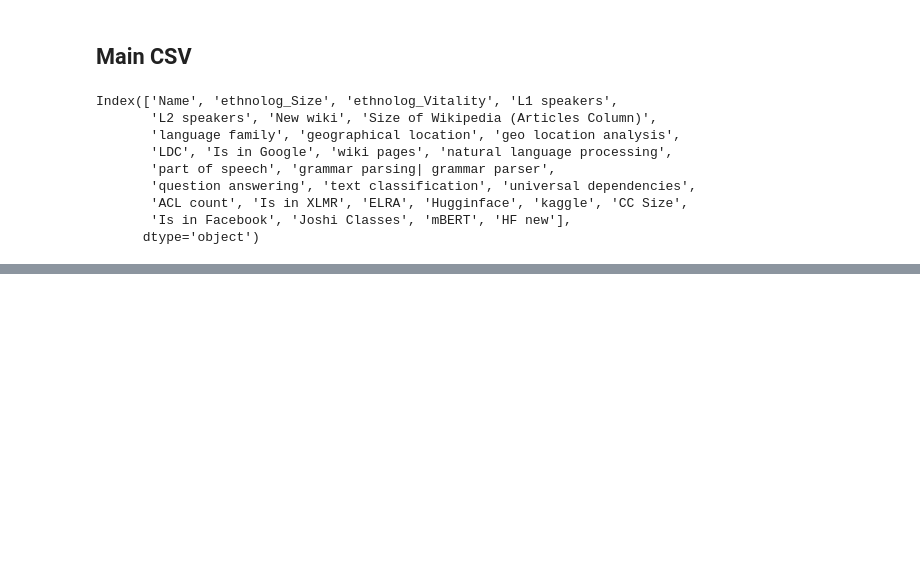
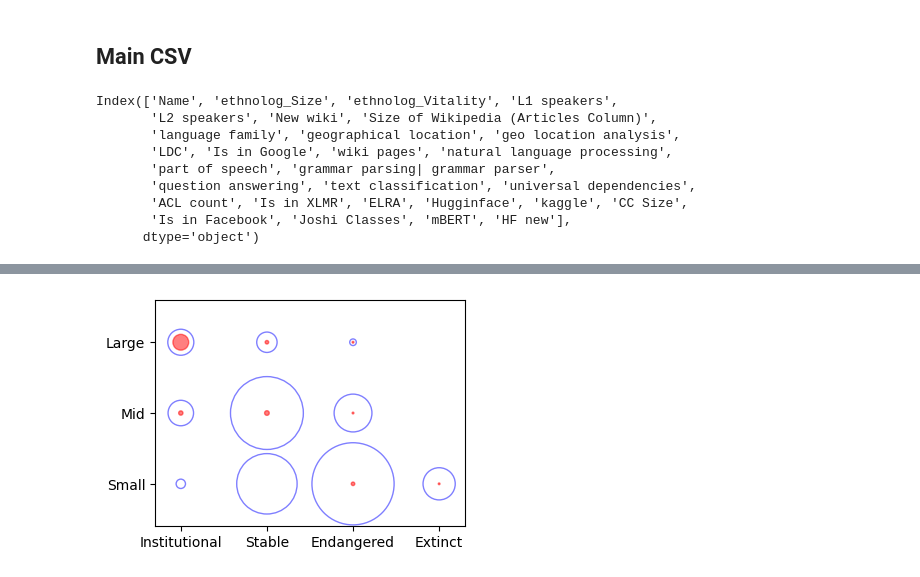
Before and after one commit to NisansaDdS/Some-Languages-are-More-Equal-than-Others, a Jupyter notebook: Generate Diagrams.ipynb, the cells around one changed output, grey strips where cells are left out. Cells and saved outputs as stored; diff of their text form; code cells hidden in the pictures; blank space fills up the shorter version.

```diff
--- a/Generate Diagrams.ipynb
+++ b/Generate Diagrams.ipynb
@@ -62,0 +245,4 @@ data=data.drop(['kaggle',  'natural language processing', 'part of speech',
+# %%
+plotBubbleGraph('LDC')
+# %% [output]
+[figure, added]
```
Also changed, not shown: parts of 23 cells of this notebook, 10 other files.
